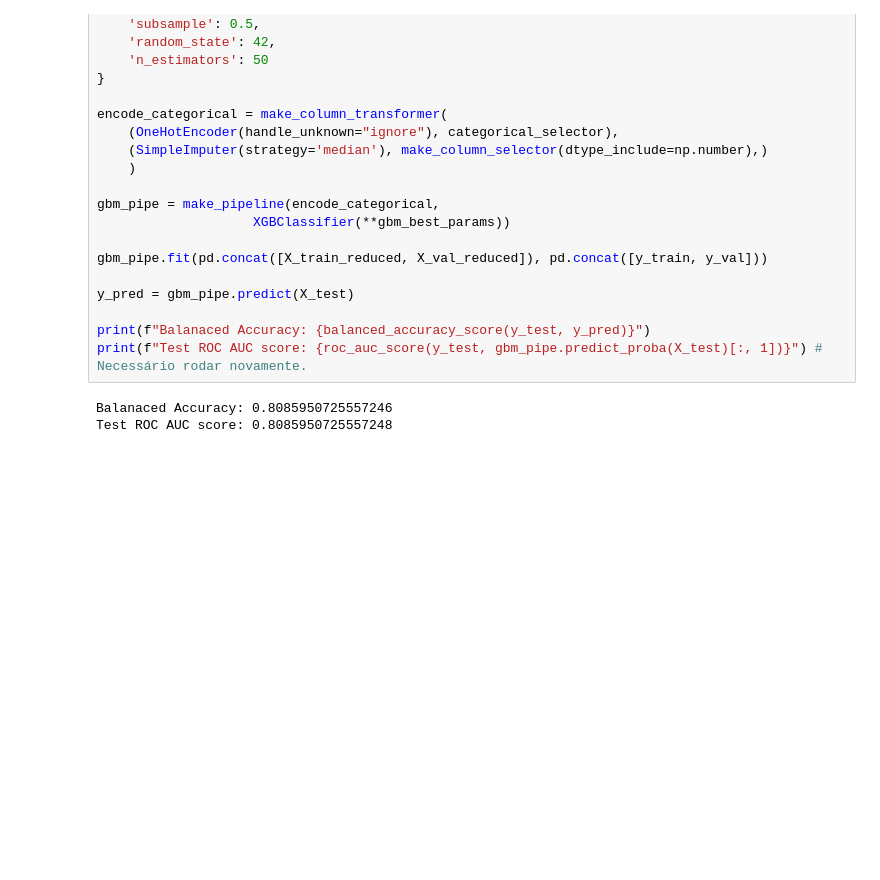
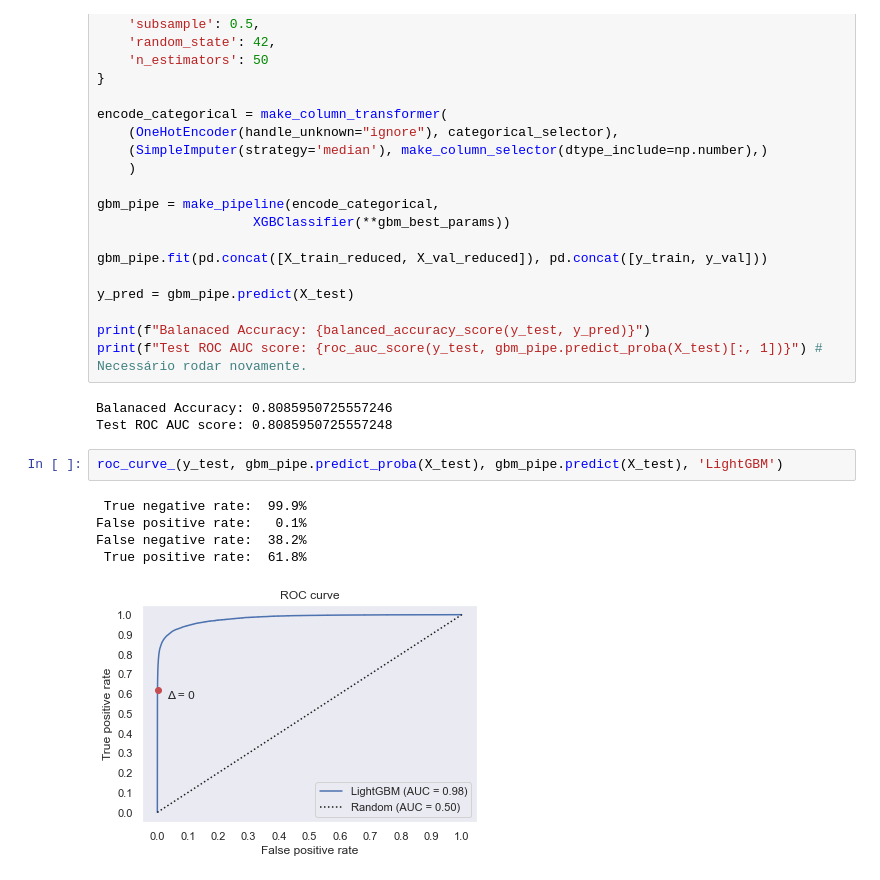
Before and after one commit to lucasdetoledo4/ML-UFSC, a Jupyter notebook: fraud_detection_V1.ipynb, the cells around one changed output. Saved outputs shown, nothing was run; the diff lists cells and outputs as text; blank space fills up the shorter version.

```diff
--- a/fraud_detection_V1.ipynb
+++ b/fraud_detection_V1.ipynb
@@ -700,3 +743,11 @@ print(f"Test ROC AUC score: {roc_auc_score(y_test, gbm_pipe.predict_proba(X_test
 # %% [output]
 Balanaced Accuracy: 0.8085950725557246
 Test ROC AUC score: 0.8085950725557248
+# %%
+roc_curve_(y_test, gbm_pipe.predict_proba(X_test), gbm_pipe.predict(X_test), 'LightGBM')
+# %% [output]
+ True negative rate:  99.9%
+False positive rate:   0.1%
+False negative rate:  38.2%
+ True positive rate:  61.8%
+[figure, added]
```
Also changed, not shown: parts of 5 cells of this notebook.
